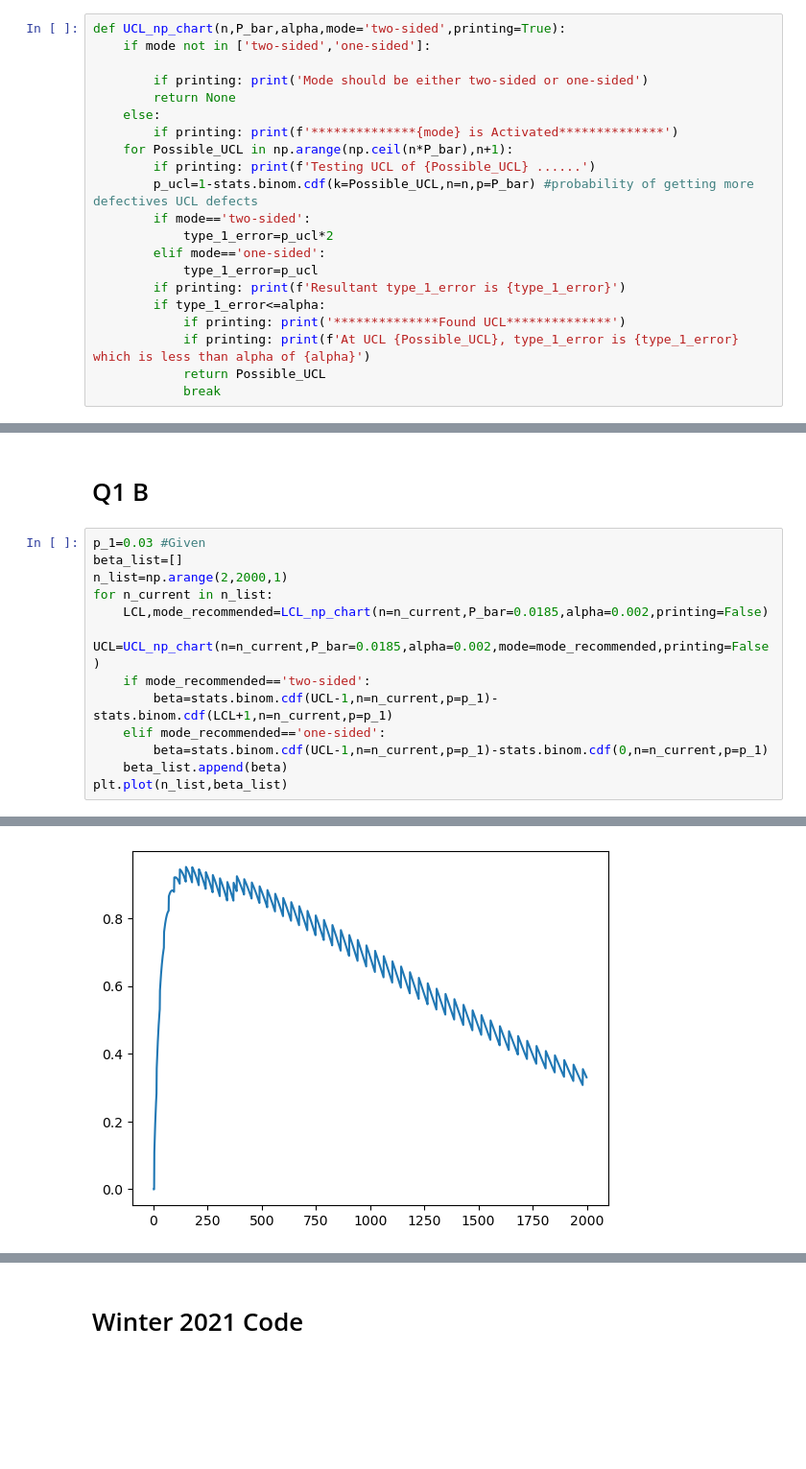
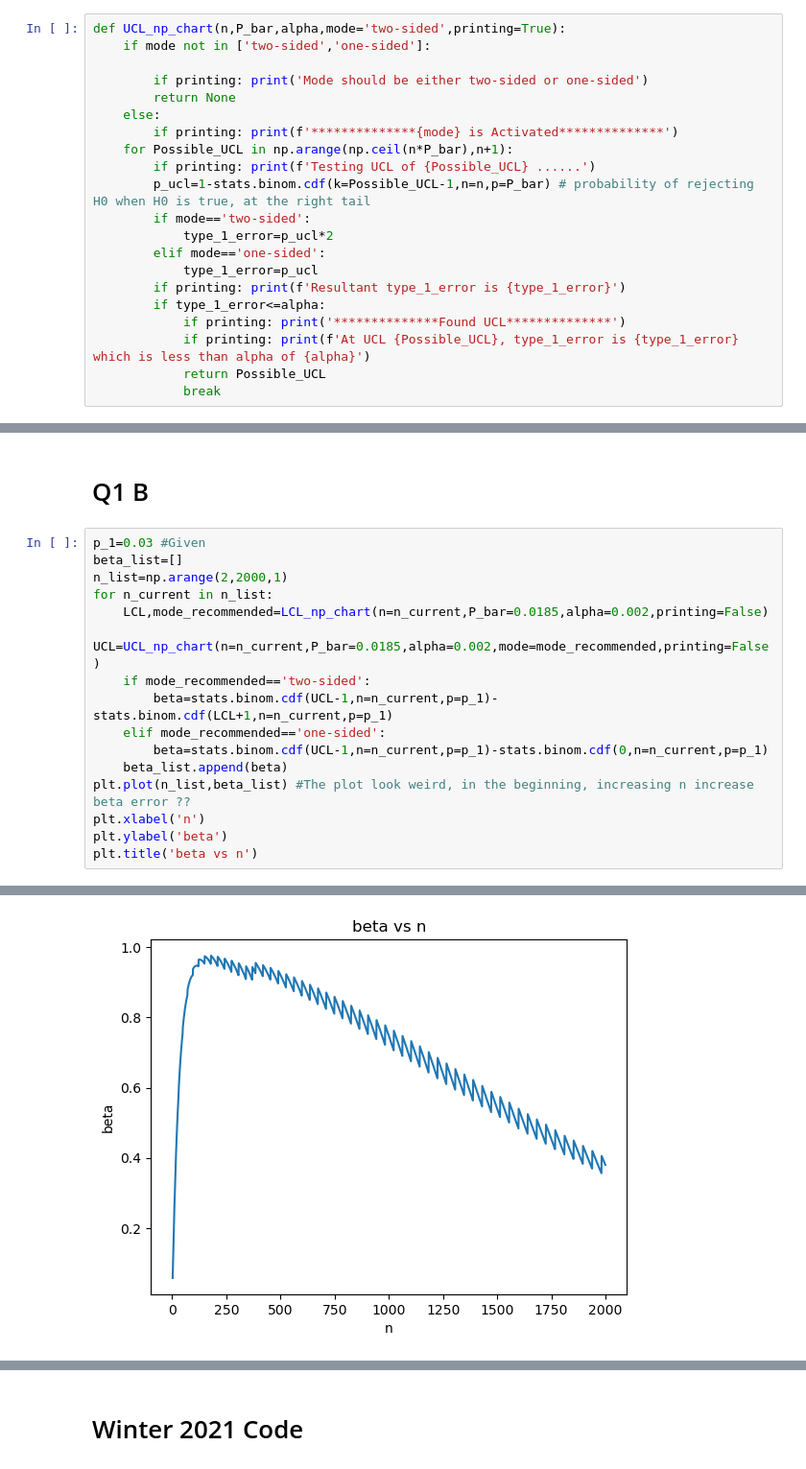
Before and after one commit to MoH-assan/Teaching-Python-For-Quality-Control-, a Jupyter notebook: 8_Control_Chart_Attibutes/np_chart.ipynb, the cells around one changed output, grey strips where cells are left out. Shown at 96% size. Cells and saved outputs as stored; diff of their text form; blank space fills up the shorter version.

Commit message:
Typo Corrected in the np-chart

```diff
--- a/8_Control_Chart_Attibutes/np_chart.ipynb
+++ b/8_Control_Chart_Attibutes/np_chart.ipynb
@@ -54,7 +56,7 @@ def UCL_np_chart(n,P_bar,alpha,mode='two-sided',printing=True):
         if printing: print(f'**************{mode} is Activated**************')
     for Possible_UCL in np.arange(np.ceil(n*P_bar),n+1):
         if printing: print(f'Testing UCL of {Possible_UCL} ......')
-        p_ucl=1-stats.binom.cdf(k=Possible_UCL,n=n,p=P_bar) #probability of getting more defectives UCL defects
+        p_ucl=1-stats.binom.cdf(k=Possible_UCL-1,n=n,p=P_bar) # probability of rejecting H0 when H0 is true, at the right tail
         if mode=='two-sided':
             type_1_error=p_ucl*2
         elif mode=='one-sided':
@@ -124,5 +128,8 @@ for n_current in n_list:
     elif mode_recommended=='one-sided':
         beta=stats.binom.cdf(UCL-1,n=n_current,p=p_1)-stats.binom.cdf(0,n=n_current,p=p_1)
     beta_list.append(beta)
-plt.plot(n_list,beta_list)
+plt.plot(n_list,beta_list) #The plot look weird, in the beginning, increasing n increase beta error ??
+plt.xlabel('n')
+plt.ylabel('beta')
+plt.title('beta vs n')
 # %% [output]
@@ -130,4 +137,4 @@ plt.plot(n_list,beta_list)
-[figure, old version]
+[figure, new version]
 # %%
 target_beta=0.5
 sol_index=closest_lower_index(beta_list, target_beta)
```
Also changed, not shown: parts of 6 cells of this notebook.
